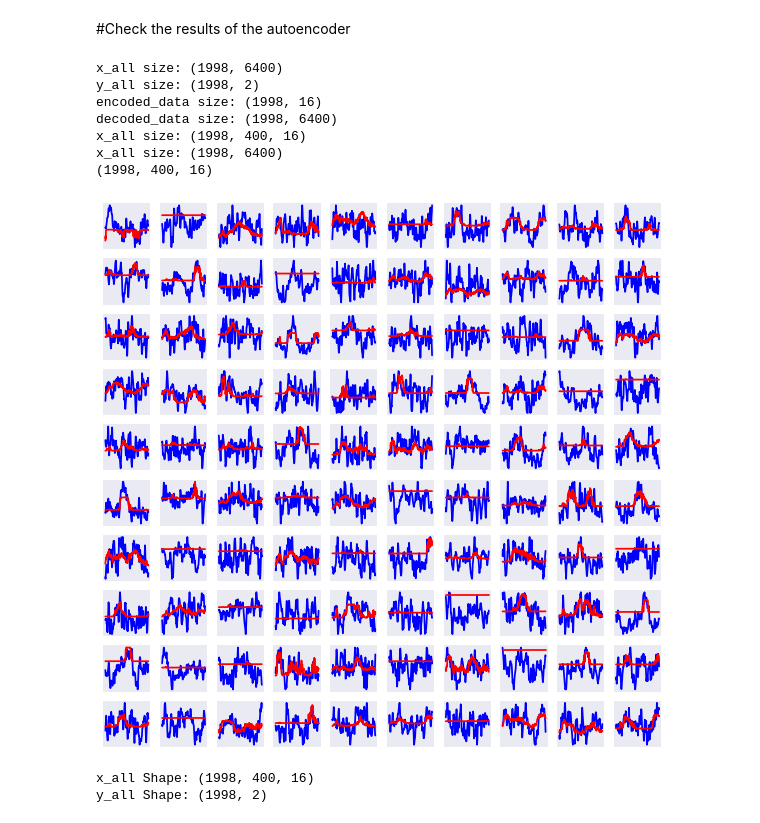
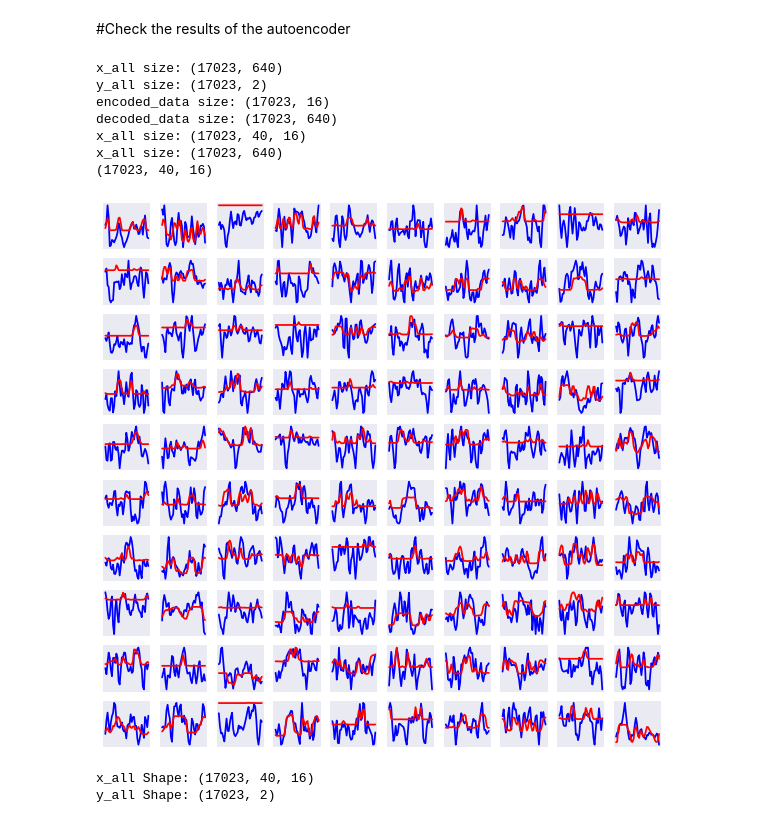
Before and after one commit to kylemath/DeepEEG, a Jupyter notebook: notebooks/DeepEEG.ipynb, the cells around one changed output. Drawn from its saved outputs; the diff is of its cells as text; code cells hidden in the pictures.

Commit message:
Autoencoder feeding NN working end to end, still not classifying

```diff
--- a/notebooks/DeepEEG.ipynb
+++ b/notebooks/DeepEEG.ipynb
@@ -622,21 +641,14 @@ Extracting parameters from gdrive/My Drive/data/P2_Soundz/010_P2_Soundz.vhdr...
 #Run Preprocessing
 # %%
 ##Preprocessing Settings
-event_names = ['Standard','Target']
-event_nums = [1,2] # 1 Standard, 2 Target, 9 Response
-
-event_names = ['Standard/Silent','Standard/Sound','Standard/White','Standard/Silent_Low',
-               'Target/Silent','Target/Sound','Target/White','Target/Silent_Low']
-event_nums = [1,8,5,7,2,3,6,9]
-
 event_id = {event_names[0]: event_nums[0], event_names[1]: event_nums[1]} #create dict
 
 #keep epoch_decim=1 if using frequency_domain
 
 epochs = preprocess(raw, event_id, event_names, plot_psd=False, filter_data=True,
                eeg_filter_highpass=1, plot_events=False, epoch_time=(-.1,.8),
-               baseline=(-.1,0), rej_thresh_uV=500,
-               epoch_decim=1, plot_electrodes=True,
+               baseline=(-.1,0), rej_thresh_uV=200,
+               epoch_decim=10, plot_electrodes=True,
                plot_erp=True)
 # %% [output]
 Filtering Data
@@ -650,15 +661,21 @@ ValueError: ignored
 # %% [markdown]
 #Run FeatureEngineer
 # %%
-x_train, x_test, x_val, y_train, y_test, y_val, input_shape, num_classes, class_weights, new_times = FeatureEngineer( epochs,
-                    frequency_domain=0,
-                    normalization=True,
-                    electrode_median=False,
-                    wavelet_decim=1,flims=(2,30),
-                    f_bins=20,wave_cycles=3,
-                    spect_baseline=[-1,-.5],
-                    electrodes_out= [13,14,15],
-                    #electrodes_out= pick_types(epochs.info, meg=False, eeg=True, eog=False),
-                    random_seed=1017,model_type = 'AUTODeep')
+#change this so epochs can either be a mne epochs object,
+#or can be an encoded latent space from the autoencoder
+#automatically detects type
+[x_train, x_test, x_val, y_train, y_test, y_val,
+ input_shape, num_classes, class_weights,
+ new_times] = FeatureEngineer( epochs, model_type = 'AUTO')
+
+#frequency_domain=0,
+#normalization=True,
+#electrode_median=False,
+#wavelet_decim=1,flims=(2,30),
+#f_bins=20,wave_cycles=3,
+#spect_baseline=[-1,-.5],
+#electrodes_out= [13,14,15],
+##electrodes_out= pick_types(epochs.info, meg=False, eeg=True, eog=False),
+#random_seed=1017
 # %% [output]
 Constructing Time Domain Features
@@ -679,5 +698,5 @@ Class Weights: [0.61816305 2.61572052]
 # Run CreateModel
 # %%
 model, encoder, decoder = CreateModel(input_shape,num_classes,
-                    model_type='AUTODeep', batch_size = 64)
+                    model_type='AUTO', batch_size = 256)
 # %% [output]
@@ -688,8 +707,8 @@ Creating AUTODeep Model
 traintestval(model, class_weights,
              x_train,x_test,x_val,
              y_train,y_test,y_val,
-             batch_size=64,train_epochs=20,
-             model_type='AUTODeep')
+             batch_size=256,train_epochs=200,
+             model_type='AUTO')
 # %% [output]
 Training Model:
 Training autoencoder:
@@ -773,43 +788,43 @@ plt.show()
 
 print('x_all Shape: ' + str(x_all.shape))
 print('y_all Shape: ' + str(y_all.shape))
-chan = epochs.ch_names.index('Pz')
+chan = epochs.ch_names.index('Fz')
 
 #divide into conditions
 cond_zero_real = x_all[y_all[:,0]==0,:,chan]
 cond_one_real = x_all[y_all[:,0]==1,:,chan]
 cond_zero_decode = decoded_data[y_all[:,0]==0,:,chan]
 cond_one_decode = decoded_data[y_all[:,0]==1,:,chan]
 
 fig = plt.figure(figsize=(10,10))
 ax = plt.subplot(2,1,1)
 zero_err = np.std(cond_zero_real, axis=0)/10
 one_err = np.std(cond_one_real, axis=0)/10
 ax.fill_between(new_times, np.mean(cond_zero_real, axis=0)-zero_err, np.mean(cond_zero_real, axis=0)+zero_err,color=[.8,.8,1])
 ax.plot(new_times,np.mean(cond_zero_real, axis=0),'b',label=event_names[0])
 ax.fill_between(new_times, np.mean(cond_one_real, axis=0)-one_err, np.mean(cond_one_real, axis=0)+one_err,color=[1,.8,.8])
 ax.plot(new_times,np.mean(cond_one_real, axis=0),'r',label=event_names[1])
 plt.title('Real')
 ax.legend()
 
 ax = plt.subplot(2,1,2)
 zero_err = np.std(cond_zero_decode, axis=0)/10
 one_err = np.std(cond_one_decode, axis=0)/10
 ax.fill_between(new_times, np.mean(cond_zero_decode, axis=0)-zero_err, np.mean(cond_zero_decode, axis=0)+zero_err,color=[.8,.8,1])
 ax.plot(new_times,np.mean(cond_zero_decode, axis=0),'b',label=event_names[0])
 ax.fill_between(new_times, np.mean(cond_one_decode, axis=0)-one_err, np.mean(cond_one_decode, axis=0)+one_err,color=[1,.8,.8])
 ax.plot(new_times,np.mean(cond_one_decode, axis=0),'r',label=event_names[1])
 plt.title('Autogenerated')
 ax.legend()
 plt.show()
 # %% [output]
-x_all size: (1998, 6400)
-y_all size: (1998, 2)
-encoded_data size: (1998, 16)
-decoded_data size: (1998, 6400)
-x_all size: (1998, 400, 16)
-x_all size: (1998, 6400)
-(1998, 400, 16)
+x_all size: (17023, 640)
+y_all size: (17023, 2)
+encoded_data size: (17023, 16)
+decoded_data size: (17023, 640)
+x_all size: (17023, 40, 16)
+x_all size: (17023, 640)
+(17023, 40, 16)
-[figure, old version]
+[figure, new version]
-x_all Shape: (1998, 400, 16)
-y_all Shape: (1998, 2)
+x_all Shape: (17023, 40, 16)
+y_all Shape: (17023, 2)
```
Also changed, not shown: parts of 13 cells of this notebook.
